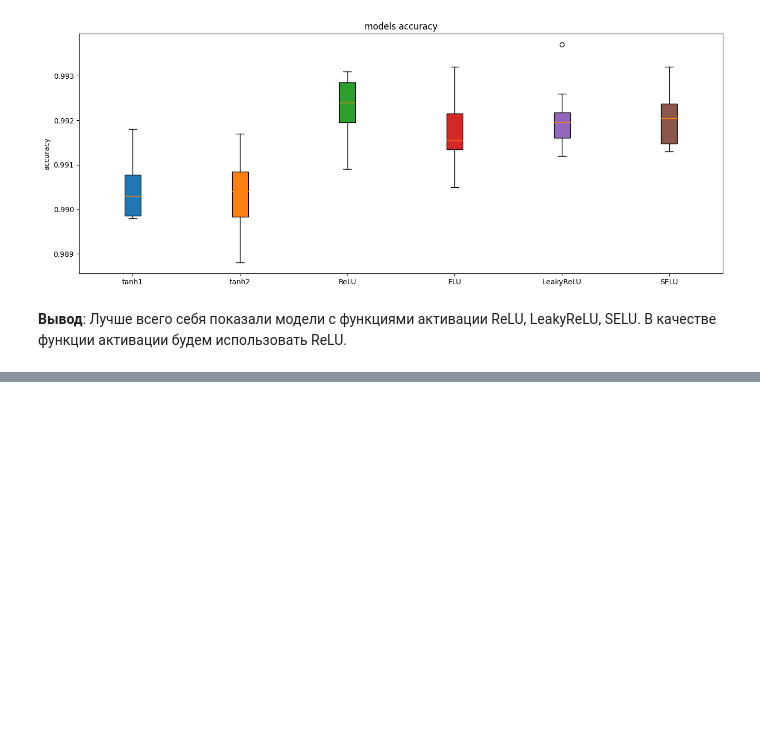
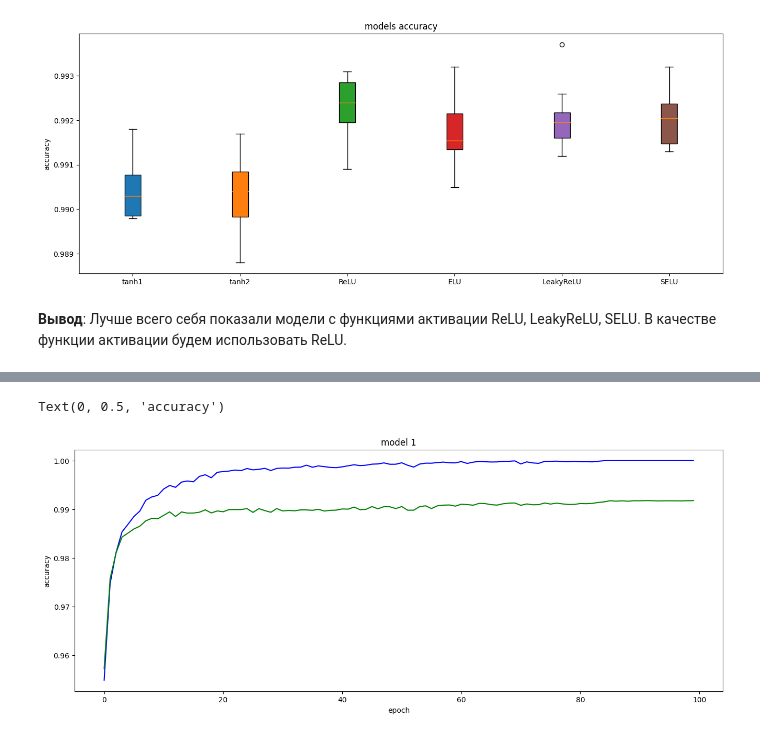
Before and after one commit to KORALLLL/summer_practice, a Jupyter notebook: projects/CNN_investigation.ipynb, the cells around one changed output, grey strips where cells are left out. Cells and saved outputs as stored; diff of their text form; code cells hidden in the pictures; blank space fills up the shorter version.

```diff
--- a/projects/CNN_investigation.ipynb
+++ b/projects/CNN_investigation.ipynb
@@ -988,0 +1360,16 @@ Text(0.5, 1.0, 'models accuracy')
+# %%
+import matplotlib.pyplot as plt
+import matplotlib
+matplotlib.rcParams['figure.figsize'] = (16.0, 6.0)
+
+train_means = [[sum(i)/10 for i in model] for model in train_accuracy_history]
+test_means = [[sum(i)/10 for i in model] for model in test_accuracy_history]
+# %%
+plt.plot(range(100), train_means[0], c = 'blue', label = 'train_accuracy')
+plt.plot(range(100), test_means[0], c = 'green', label = 'test_accuracy')
+plt.title('model 1')
+plt.xlabel('epoch')
+plt.ylabel('accuracy')
+# %% [output]
+Text(0, 0.5, 'accuracy')
+[figure, added]
```
Also changed, not shown: parts of 13 cells of this notebook.
